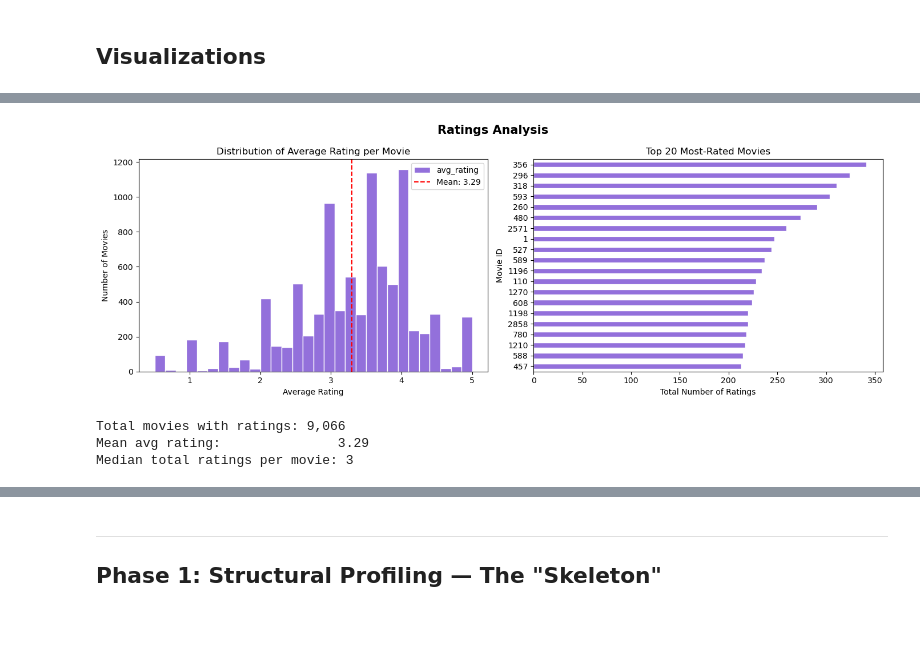
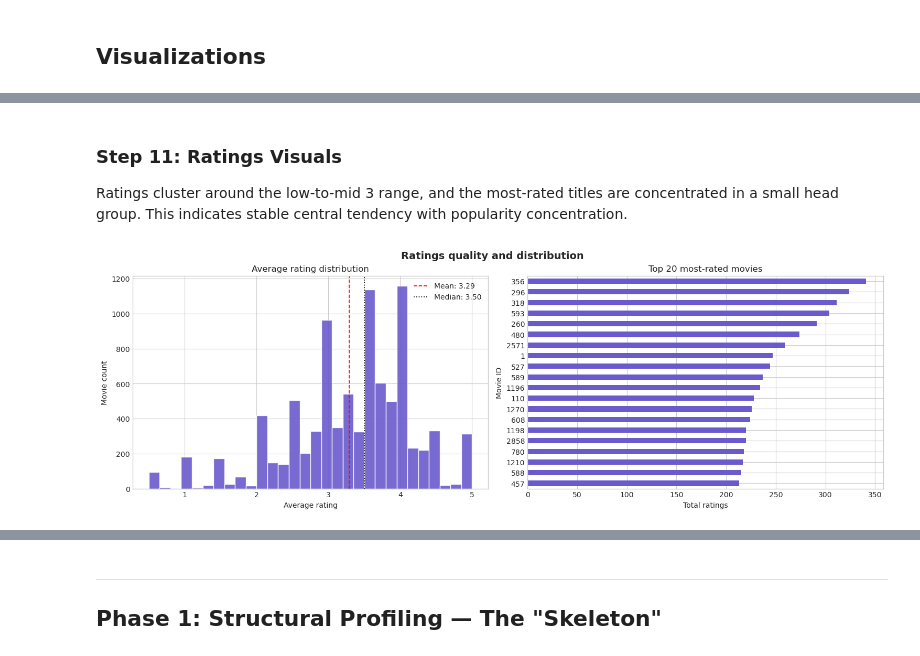
Before and after one commit to stiipp/movie-analytics-capstone-project, a Jupyter notebook: notebooks/movie_analytics_eda.ipynb, the cells around one changed output, grey strips where cells are left out. Saved outputs shown, nothing was run; the diff lists cells and outputs as text; code cells hidden in the pictures; blank space fills up the shorter version.

Commit message:
Refactor EDA notebook by adding new, more detailed EDA steps

```diff
--- a/notebooks/movie_analytics_eda.ipynb
+++ b/notebooks/movie_analytics_eda.ipynb
@@ -122,13 +323,0 @@ Name: count, dtype: int64
-# %%
-ratings = (
-    pd.read_json('../datasets/ratings.json')
-    .assign(
-        avg_rating    = lambda df: df['ratings_summary'].map(lambda x: x.get('avg_rating')),
-        total_ratings = lambda df: df['ratings_summary'].map(lambda x: x.get('total_ratings')),
-        last_rated    = lambda df: pd.to_datetime(df['last_rated'], unit='s'),
-    )
-    .drop(columns='ratings_summary')
-)
-
-display(ratings.head())
-print(f"Shape: {ratings.shape}  |  dtypes: {dict(ratings.dtypes)}")
@@ -163,35 +390,32 @@ plt.show()
+# %% [markdown]
+### Step 11: Ratings Visuals
+Ratings cluster around the low-to-mid 3 range, and the most-rated titles are concentrated in a small head group. This indicates stable central tendency with popularity concentration.
 # %%
-fig, axes = plt.subplots(1, 2, figsize=(14, 5))
-fig.suptitle('Ratings Analysis', fontsize=15, fontweight='bold')
+ratings_plot = ratings_quality.copy()
 
-# Histogram of average ratings per movie
-ratings['avg_rating'].dropna().plot(
-    kind='hist', bins=30, ax=axes[0],
-    color='mediumpurple', edgecolor='white'
-)
-axes[0].set_title('Distribution of Average Rating per Movie')
-axes[0].set_xlabel('Average Rating')
-axes[0].set_ylabel('Number of Movies')
-axes[0].axvline(ratings['avg_rating'].mean(), color='red', linestyle='--', label=f"Mean: {ratings['avg_rating'].mean():.2f}")
+fig, axes = plt.subplots(1, 2, figsize=(15, 5), constrained_layout=True)
+fig.suptitle("Ratings quality and distribution", fontsize=14, fontweight="bold")
+
+valid_avg = ratings_plot["avg_rating"].dropna()
+axes[0].hist(valid_avg, bins=30, color="#6A5ACD", edgecolor="white", alpha=0.9)
+axes[0].axvline(valid_avg.mean(), color="red", linestyle="--", linewidth=1.3, label=f"Mean: {valid_avg.mean():.2f}")
+axes[0].axvline(valid_avg.median(), color="black", linestyle=":", linewidth=1.3, label=f"Median: {valid_avg.median():.2f}")
+axes[0].set_title("Average rating distribution")
+axes[0].set_xlabel("Average rating")
+axes[0].set_ylabel("Movie count")
 axes[0].legend()
 
-# Top 20 most-rated movies by total rating count
-top_popular = ratings.sort_values('total_ratings', ascending=False).head(20)
-top_popular.set_index('movie_id')['total_ratings'].sort_values().plot(
-    kind='barh', ax=axes[1], color='mediumpurple', edgecolor='white'
+(
+    ratings_plot.sort_values("total_ratings", ascending=False)
+    .head(20)
+    .set_index("movie_id")["total_ratings"]
+    .sort_values()
+    .plot(kind="barh", ax=axes[1], color="#6A5ACD")
 )
-axes[1].set_title('Top 20 Most-Rated Movies')
-axes[1].set_xlabel('Total Number of Ratings')
-axes[1].set_ylabel('Movie ID')
+axes[1].set_title("Top 20 most-rated movies")
+axes[1].set_xlabel("Total ratings")
+axes[1].set_ylabel("Movie ID")
 
-plt.tight_layout()
 plt.show()
-
-print(f"Total movies with ratings: {len(ratings):,}")
-print(f"Mean avg rating:               {ratings['avg_rating'].mean():.2f}")
-print(f"Median total ratings per movie: {ratings['total_ratings'].median():.0f}")
 # %% [output]
-[figure, old version]
+[figure, new version]
-Total movies with ratings: 9,066
-Mean avg rating:               3.29
-Median total ratings per movie: 3
```
Also changed, not shown: parts of 42 cells of this notebook.
